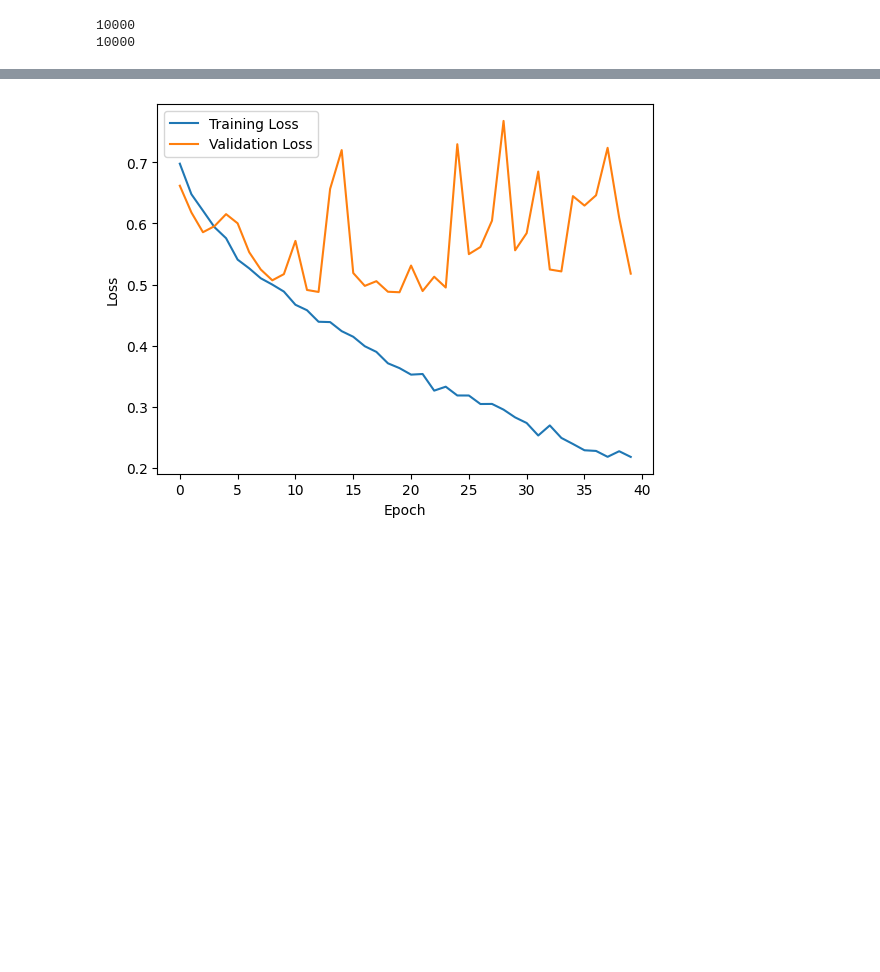
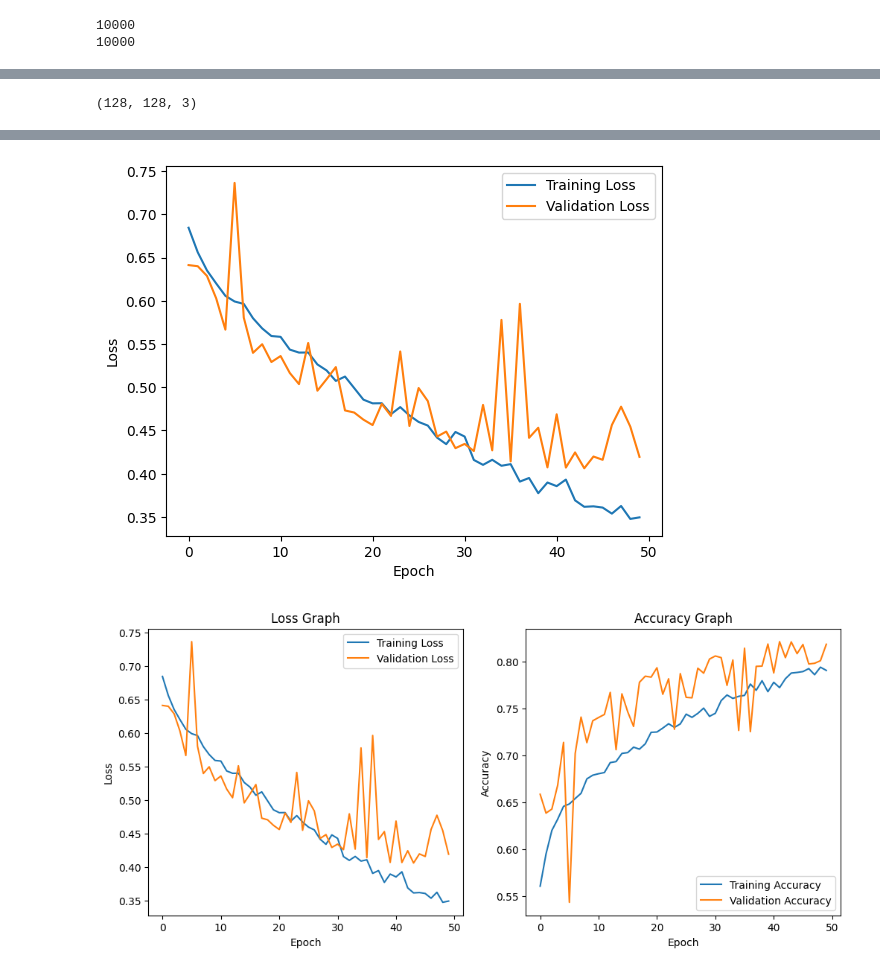
Before and after one commit to jameszampa/437_Final_Project, a Jupyter notebook: FC Classification.ipynb, the cells around one changed output, grey strips where cells are left out. Saved outputs shown, nothing was run; the diff lists cells and outputs as text; code cells hidden in the pictures; blank space fills up the shorter version.

```diff
--- a/FC Classification.ipynb
+++ b/FC Classification.ipynb
@@ -29,7 +32,7 @@ def get_dataset_paths(data_path):
     return real_data_files, synthetic_data_files
 
 
-def load_and_resize_images(file_paths, size=(64, 64)):
+def load_and_resize_images(file_paths, size=(128, 128)):
     '''
     Load the images from the file paths
     :param file_paths: The file paths to the images
@@ -175,3 +178,7 @@ plt.imshow(img)
+# %%
+print(img.shape)
+# %% [output]
+(128, 128, 3)
 # %%
 X_train, X_val, X_test = split_data(X)
 y_train, y_val, y_test = split_data(y)
@@ -178,21 +187,18 @@ y_train, y_val, y_test = split_data(y)
 # %%
 import matplotlib.pyplot as plt
 
-class Discriminator(nn.Module):
+class FCLayer(nn.Module):
     def __init__(self, input_size):
-        super(Discriminator, self).__init__()
+        super(FCLayer, self).__init__()
         self.model = nn.Sequential(
             nn.Linear(input_size, 512),
-            nn.LeakyReLU(0.2),
+            nn.LeakyReLU(0.01),
 
-            nn.Linear(512, 256),
-            nn.LeakyReLU(0.2),
-
-            nn.Linear(256, 128),
-            nn.Dropout(0.2),
-            nn.LeakyReLU(0.2),
+            nn.Linear(512, 128),
+            nn.LeakyReLU(0.01),
 
             nn.Linear(128, 1),
+            nn.Dropout(0.3),
             nn.Sigmoid()
         )
 
@@ -201,7 +207,13 @@ class Discriminator(nn.Module):
         output = self.model(x)
         return output
 
-def train_discriminator(X_train, y_train, X_val,y_val, X_test, y_test, batch_size, n_epochs, learning_rate):
+def calculate_accuracy(y_pred, y_true):
+    predicted = y_pred.round()
+    correct = (predicted == y_true).float()
+    accuracy = correct.sum() / len(correct)
+    return accuracy
+
+def fc_classification(X_train, y_train, X_val,y_val, X_test, y_test, batch_size, n_epochs, learning_rate):
     X_train = X_train / 255.0
     X_val = X_val / 255.0
 
@@ -216,18 +228,20 @@ def train_discriminator(X_train, y_train, X_val,y_val, X_test, y_test, batch_siz
     val_loader = DataLoader(dataset, batch_size=batch_size, shuffle=True)
 
     input_size = X_train.shape[1] * X_train.shape[2] * X_train.shape[3]
-    model = Discriminator(input_size=input_size)
+    model = FCLayer(input_size=input_size)
     loss_function = nn.BCELoss()
     optimizer = optim.Adam(model.parameters(), lr=learning_rate)
 
-
+    train_accuracies = []
+    val_accuracies = []
     train_losses = []
     val_losses = []
 
-    # 훈련 시작
+
     for epoch in range(n_epochs):
         model.train()
         train_loss = 0
+        train_accuracy = 0
         for images, labels in train_loader:
             outputs = model(images)
             loss = loss_function(outputs, labels.view(-1, 1))
@@ -235,21 +249,30 @@ def train_discriminator(X_train, y_train, X_val,y_val, X_test, y_test, batch_siz
             loss.backward()
             optimizer.step()
             train_loss += loss.item() * images.size(0)
+            acc = calculate_accuracy(outputs, labels.view(-1, 1))
+            train_accuracy += acc.item() * images.size(0)
         train_losses.append(train_loss / len(train_loader.dataset))
+        train_accuracy /= len(train_loader.dataset)
+        train_accuracies.append(train_accuracy)
 
-        # 검증
+
         model.eval()
         val_loss = 0
+        val_accuracy = 0
         with torch.no_grad():
             for images, labels in val_loader:
                 outputs = model(images)
                 loss = loss_function(outputs, labels.view(-1, 1))
                 val_loss += loss.item() * images.size(0)
+                acc = calculate_accuracy(outputs, labels.view(-1, 1))
+                val_accuracy += acc.item() * images.size(0)
+
         val_losses.append(val_loss / len(val_loader.dataset))
+        val_accuracy /= len(val_loader.dataset)
+        val_accuracies.append(val_accuracy)
 
         print(f'Epoch [{epoch+1}/{n_epochs}], Train Loss: {train_losses[-1]:.4f}, Val Loss: {val_losses[-1]:.4f}')
 
-    # 손실 그래프 그리기
     plt.plot(train_losses, label='Training Loss')
     plt.plot(val_losses, label='Validation Loss')
     plt.xlabel('Epoch')
@@ -257,8 +280,27 @@ def train_discriminator(X_train, y_train, X_val,y_val, X_test, y_test, batch_siz
     plt.legend()
     plt.show()
 
+
+    plt.figure(figsize=(12, 5))
+    plt.subplot(1, 2, 1)
+    plt.plot(train_losses, label='Training Loss')
+    plt.plot(val_losses, label='Validation Loss')
+    plt.xlabel('Epoch')
+    plt.ylabel('Loss')
+    plt.title('Loss Graph')
+    plt.legend()
+
+    plt.subplot(1, 2, 2)
+    plt.plot(train_accuracies, label='Training Accuracy')
+    plt.plot(val_accuracies, label='Validation Accuracy')
+    plt.xlabel('Epoch')
+    plt.ylabel('Accuracy')
+    plt.title('Accuracy Graph')
+    plt.legend()
+
+    plt.show()
+
     return model
 
-# 데이터 준비와 모델 훈련 부분은 실제 데이터셋을 기준으로 적절히 수정해야 합니다.
-model = train_discriminator(X_train, y_train, X_val,y_val, X_test, y_test, batch_size=16, n_epochs=40, learning_rate=0.001)
+model = fc_classification(X_train, y_train, X_val,y_val, X_test, y_test, batch_size=32, n_epochs=50, learning_rate=0.0001)
 # %% [output]
@@ -282 +324,2 @@ Epoch [40/40], Train Loss: 0.2179, Val Loss: 0.5178
-[figure, old version]
+[figure, new version]
+[figure, added]
```
Also changed, not shown: parts of 11 cells of this notebook.
